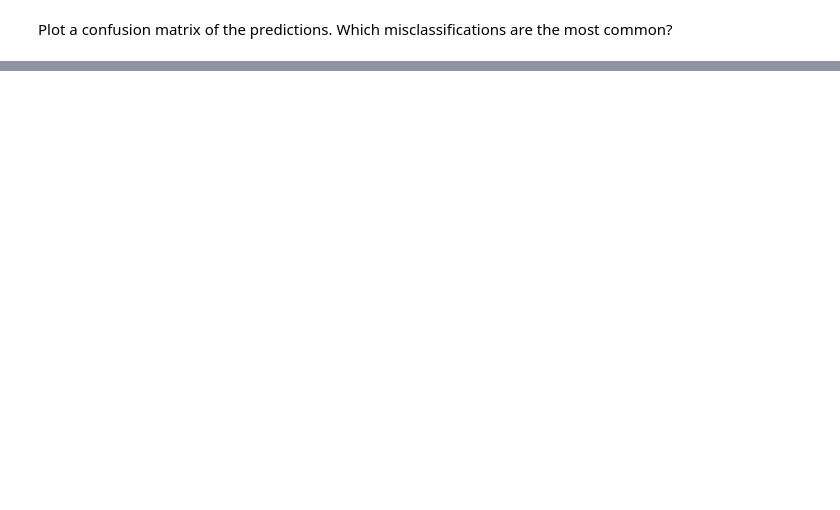
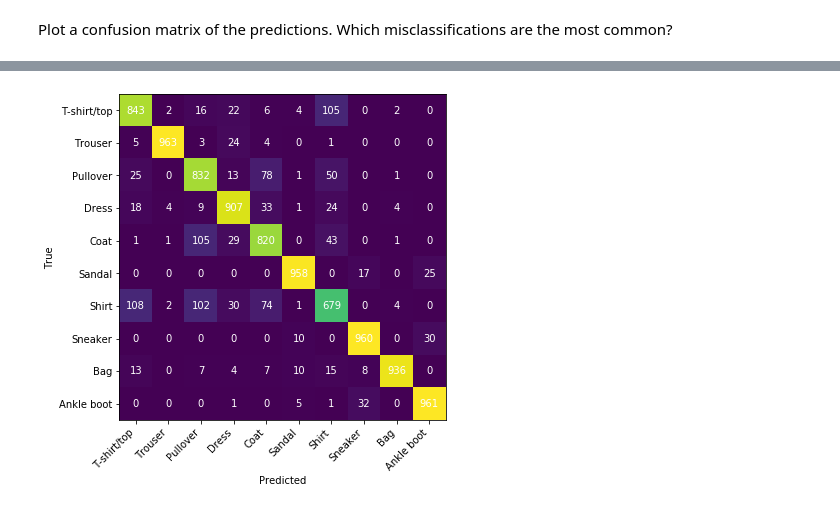
Before and after one commit to manideep137/EAI-6000, a Jupyter notebook: Week_3_Lab_Fashion_MNIST.ipynb, the cells around one changed output, grey strips where cells are left out. Saved outputs shown, nothing was run; the diff lists cells and outputs as text; code cells hidden in the pictures; blank space fills up the shorter version.

```diff
--- a/Week_3_Lab_Fashion_MNIST.ipynb
+++ b/Week_3_Lab_Fashion_MNIST.ipynb
@@ -260,0 +293,14 @@ Plot a confusion matrix of the predictions. Which misclassifications are the mos
+# %%
+from sklearn.metrics import confusion_matrix
+cm = confusion_matrix(test_labels,class_predictions)
+fig, ax = plt.subplots(figsize= (12,6))
+im = ax.imshow(cm)
+ax.set_xticks(np.arange(10)), ax.set_yticks(np.arange(10))
+ax.set_xticklabels(list(class_names), rotation=45, ha="right")
+ax.set_yticklabels(list(class_names))
+ax.set_ylabel('True')
+ax.set_xlabel('Predicted')
+for i in range(100):
+    ax.text(int(i/10),i%10,cm[i%10,int(i/10)], ha="center", va="center", color="w")
+# %% [output]
+[figure, added]
```
Also changed, not shown: parts of 7 cells of this notebook.
